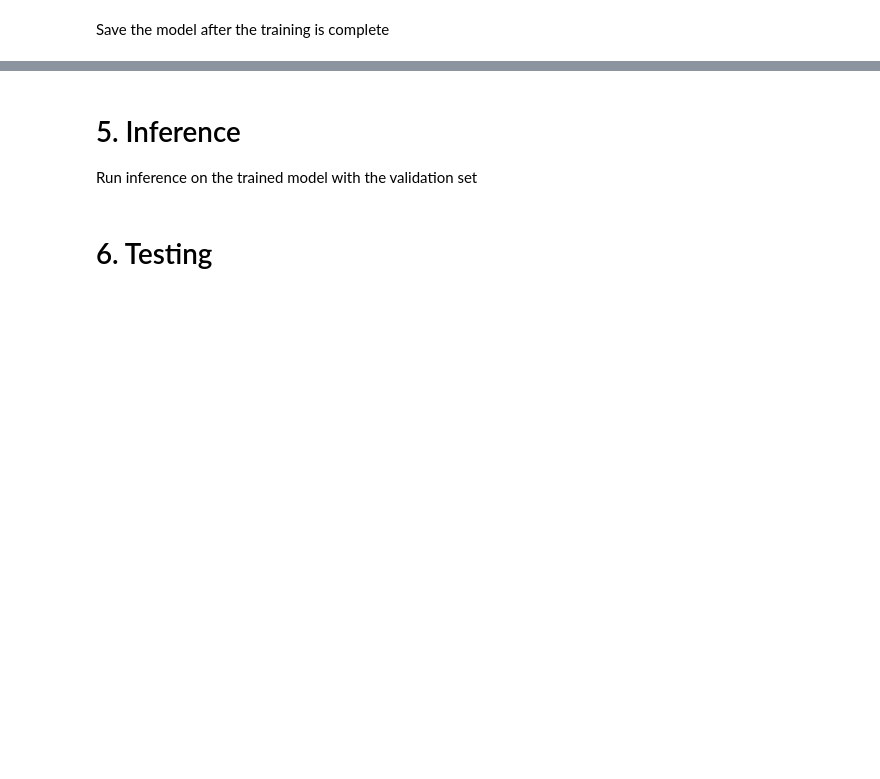
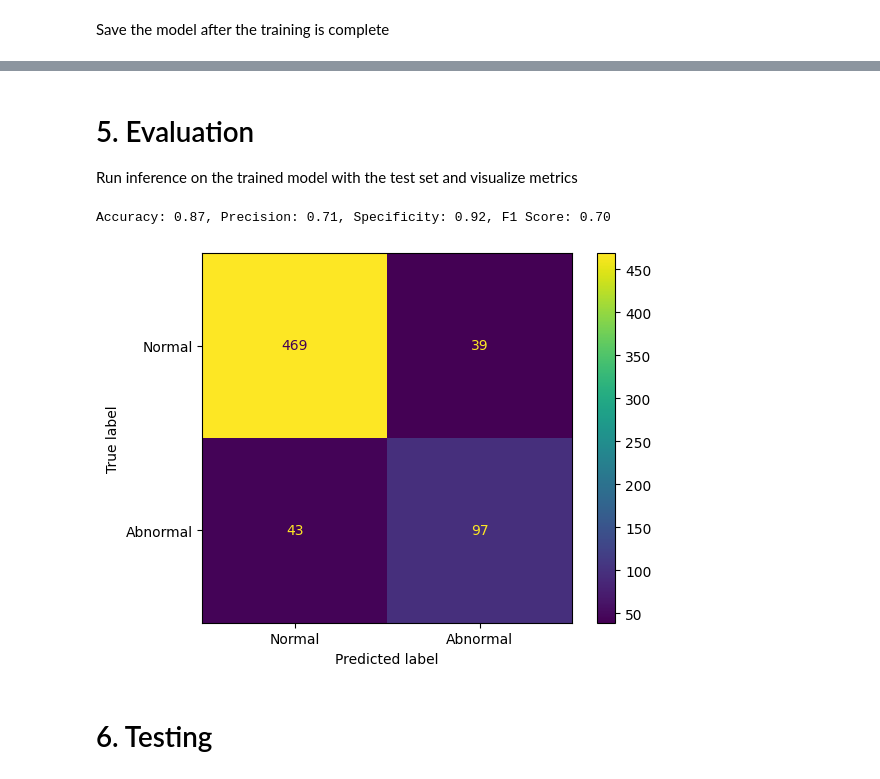
Before and after one commit to iTzAymen/PCG_Classification, a Jupyter notebook: main.ipynb, the cells around one changed output, grey strips where cells are left out. Drawn from its saved outputs; the diff is of its cells as text; code cells hidden in the pictures; blank space fills up the shorter version.

```diff
--- a/main.ipynb
+++ b/main.ipynb
@@ -429,28 +564,41 @@ torch.save(obj=myModel.state_dict(), f=MODEL_SAVE_PATH)
 # %% [markdown]
-# 5. Inference
-Run inference on the trained model with the validation set
+# 5. Evaluation
+Run inference on the trained model with the test set and visualize metrics
 # %%
 def inference(model, val_dl):
-    correct_prediction = 0
-    total_prediction = 0
+    confmat_fn = torchmetrics.ConfusionMatrix(task="binary", num_classes=N_CLASSES).to(device)
+    acc_fn = BinaryAccuracy().to(device)
+    precision_fn = BinaryPrecision().to(device)
+    speci_fn = BinarySpecificity().to(device)
+    f1_fn = BinaryF1Score().to(device)
 
     with torch.inference_mode():
         for data in val_dl:
             inputs, labels = data[0].to(device), data[1].to(device)
-
             inputs_m, inputs_s = inputs.mean(), inputs.std()
             inputs = (inputs - inputs_m) / inputs_s
-
             outputs = model(inputs)
-
             _, prediction = torch.max(outputs, 1)
 
-            correct_prediction += (prediction == labels).sum().item()
-            total_prediction += prediction.shape[0]
-        acc = correct_prediction / total_prediction
-        print(f'Accuracy: {acc:.2f}, Total items: {total_prediction}')
+            acc_fn.update(prediction, labels)
+            precision_fn.update(prediction, labels)
+            speci_fn.update(prediction, labels)
+            f1_fn.update(prediction, labels)
+            confmat_fn.update(prediction, labels)
+
+        acc = acc_fn.compute().item()
+        precision = precision_fn.compute().item()
+        speci = speci_fn.compute().item()
+        f1 = f1_fn.compute().item()
+        confmat = confmat_fn.compute()
+        print(f'Accuracy: {acc:.2f}, Precision: {precision:.2f}, Specificity: {speci:.2f}, F1 Score: {f1:.2f}')
+        cm_display = metrics.ConfusionMatrixDisplay(confmat.cpu().numpy(), display_labels=['Normal', 'Abnormal'])
+        cm_display.plot()
 # %%
-inference(myModel, val_dl)
+inference(myModel, test_dl)
+# %% [output]
+Accuracy: 0.87, Precision: 0.71, Specificity: 0.92, F1 Score: 0.70
+[figure, added]
 # %% [markdown]
 # 6. Testing
 # %%
```
Also changed, not shown: parts of 26 cells of this notebook, 3 other files.
